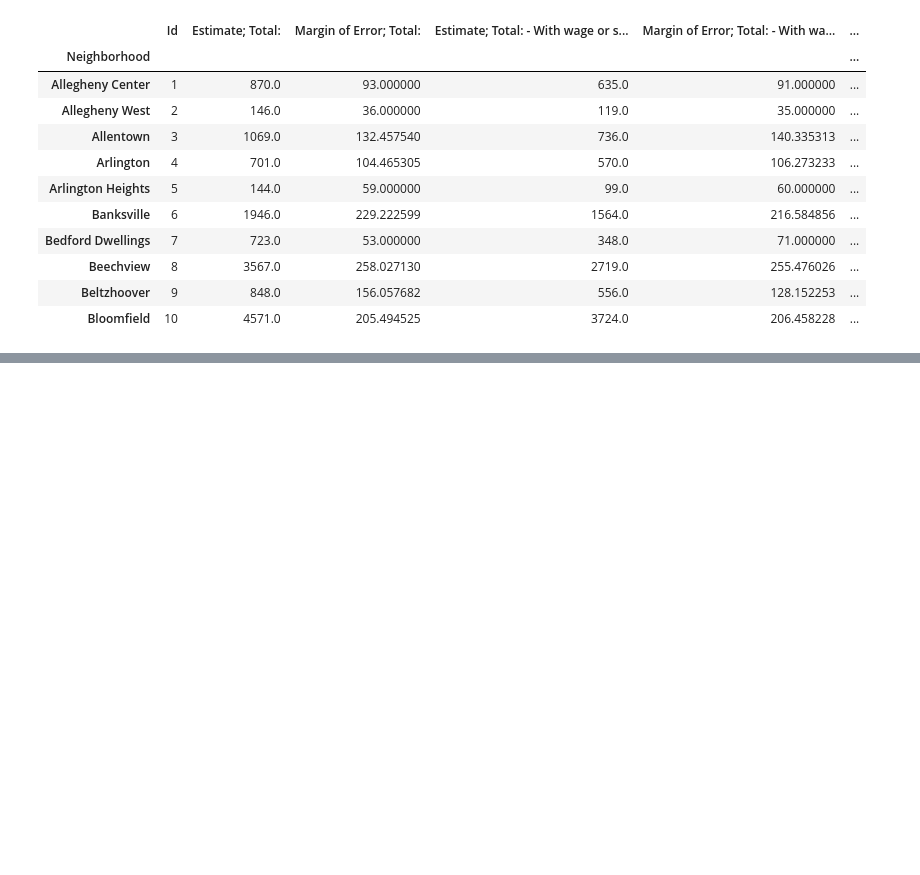
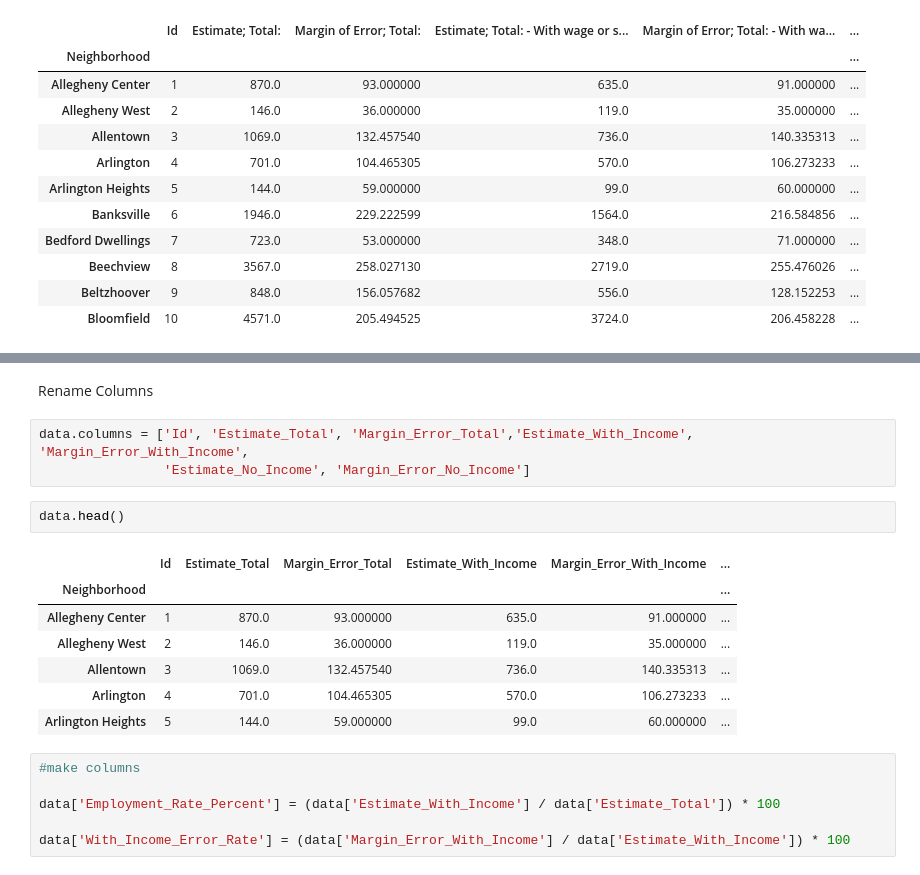
Before and after one commit to Maya-Senthil/Final-Project, a Jupyter notebook: Notebook.ipynb, the cells around one changed output, grey strips where cells are left out. Drawn from its saved outputs; the diff is of its cells as text; blank space fills up the shorter version.

```diff
--- a/Notebook.ipynb
+++ b/Notebook.ipynb
@@ -27,0 +47,21 @@ data.head(10)
+# %% [markdown]
+Rename Columns
+# %%
+data.columns = ['Id', 'Estimate_Total', 'Margin_Error_Total','Estimate_With_Income', 'Margin_Error_With_Income',
+                'Estimate_No_Income', 'Margin_Error_No_Income']
+# %%
+data.head()
+# %% [output]
+|  | Id | Estimate_Total | Margin_Error_Total | Estimate_With_Income | Margin_Error_With_Income | ... |
+| Neighborhood |  |  |  |  |  | ... |
+| Allegheny Center | 1 | 870.0 | 93.000000 | 635.0 | 91.000000 | ... |
+| Allegheny West | 2 | 146.0 | 36.000000 | 119.0 | 35.000000 | ... |
+| Allentown | 3 | 1069.0 | 132.457540 | 736.0 | 140.335313 | ... |
+| Arlington | 4 | 701.0 | 104.465305 | 570.0 | 106.273233 | ... |
+| Arlington Heights | 5 | 144.0 | 59.000000 | 99.0 | 60.000000 | ... |
+# %%
+#make columns
+
+data['Employment_Rate_Percent'] = (data['Estimate_With_Income'] / data['Estimate_Total']) * 100
+
+data['With_Income_Error_Rate'] = (data['Margin_Error_With_Income'] / data['Estimate_With_Income']) * 100
```
Also changed, not shown: parts of 7 cells of this notebook.
